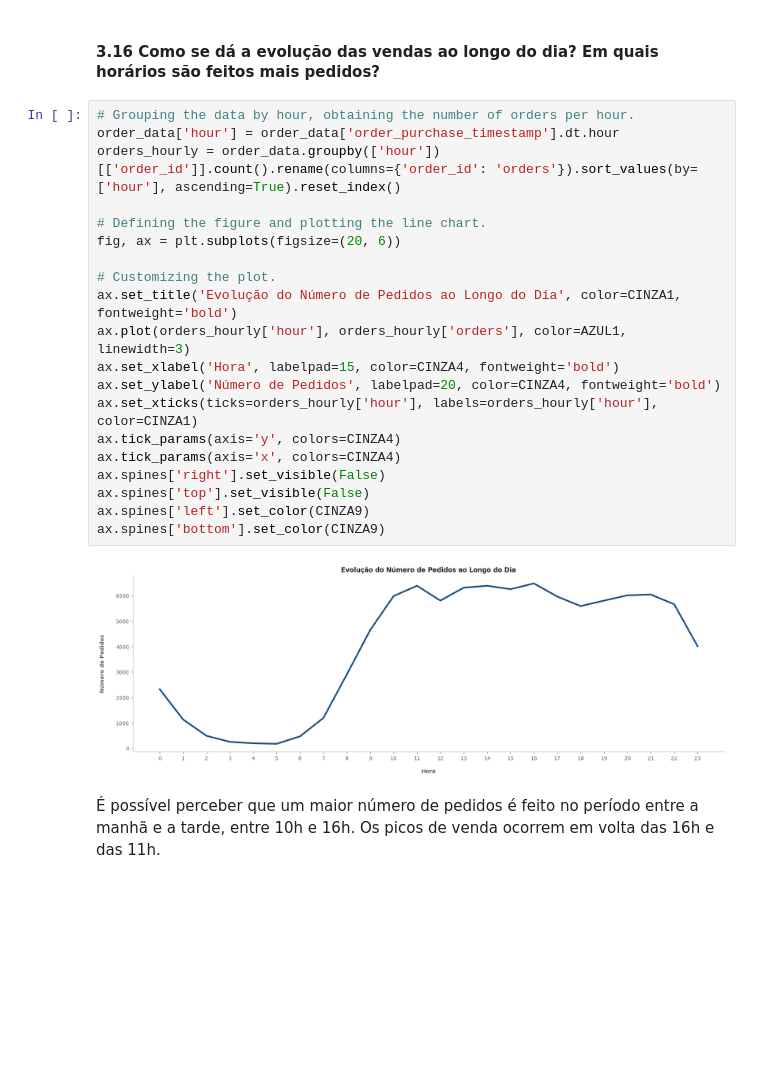
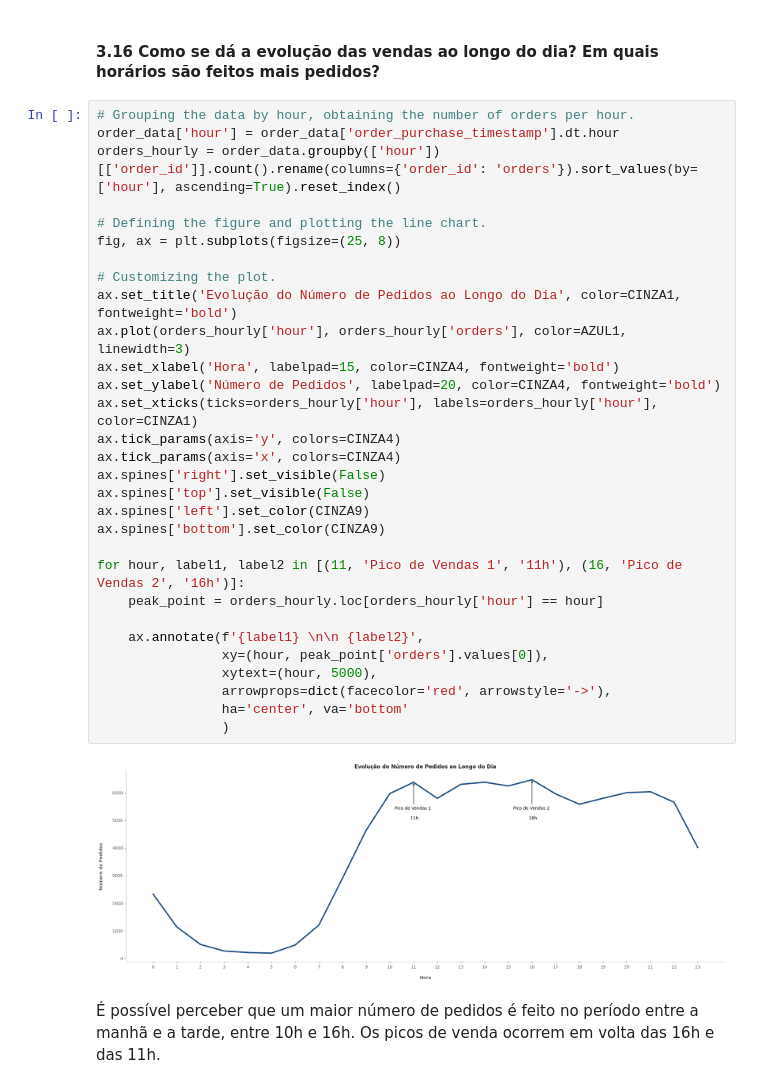
Before and after one commit to allmeidaapedro/Olist-Analysis, a Jupyter notebook: eda.ipynb, the cells around one changed output. Drawn from its saved outputs; the diff is of its cells as text; blank space fills up the shorter version.

Commit message:
Testa outro grafico de vendas

```diff
--- a/eda.ipynb
+++ b/eda.ipynb
@@ -1019,25 +1019,35 @@ De forma geral, as vendas tendem a crescer ao longo dos anos, atingido seu pico
 # %%
 # Grouping the data by hour, obtaining the number of orders per hour.
 order_data['hour'] = order_data['order_purchase_timestamp'].dt.hour
 orders_hourly = order_data.groupby(['hour'])[['order_id']].count().rename(columns={'order_id': 'orders'}).sort_values(by=['hour'], ascending=True).reset_index()
 
 # Defining the figure and plotting the line chart.
-fig, ax = plt.subplots(figsize=(20, 6))
+fig, ax = plt.subplots(figsize=(25, 8))
 
 # Customizing the plot.
 ax.set_title('Evolução do Número de Pedidos ao Longo do Dia', color=CINZA1, fontweight='bold')
 ax.plot(orders_hourly['hour'], orders_hourly['orders'], color=AZUL1, linewidth=3)
 ax.set_xlabel('Hora', labelpad=15, color=CINZA4, fontweight='bold')
 ax.set_ylabel('Número de Pedidos', labelpad=20, color=CINZA4, fontweight='bold')
 ax.set_xticks(ticks=orders_hourly['hour'], labels=orders_hourly['hour'], color=CINZA1)
 ax.tick_params(axis='y', colors=CINZA4)
 ax.tick_params(axis='x', colors=CINZA4)
 ax.spines['right'].set_visible(False)
 ax.spines['top'].set_visible(False)
 ax.spines['left'].set_color(CINZA9)
 ax.spines['bottom'].set_color(CINZA9)
+
+for hour, label1, label2 in [(11, 'Pico de Vendas 1', '11h'), (16, 'Pico de Vendas 2', '16h')]:
+    peak_point = orders_hourly.loc[orders_hourly['hour'] == hour]
+
+    ax.annotate(f'{label1} \n\n {label2}',
+                xy=(hour, peak_point['orders'].values[0]),
+                xytext=(hour, 5000),
+                arrowprops=dict(facecolor='red', arrowstyle='->'),
+                ha='center', va='bottom'
+                )
 # %% [output]
-[figure, old version]
+[figure, new version]
 # %% [markdown]
 É possível perceber que um maior número de pedidos é feito no período entre a manhã e a tarde, entre 10h e 16h. Os picos de venda ocorrem em volta das 16h e das 11h.
 # %% [markdown]
```
Also changed, not shown: parts of 1 cell of this notebook, 1 other file.
